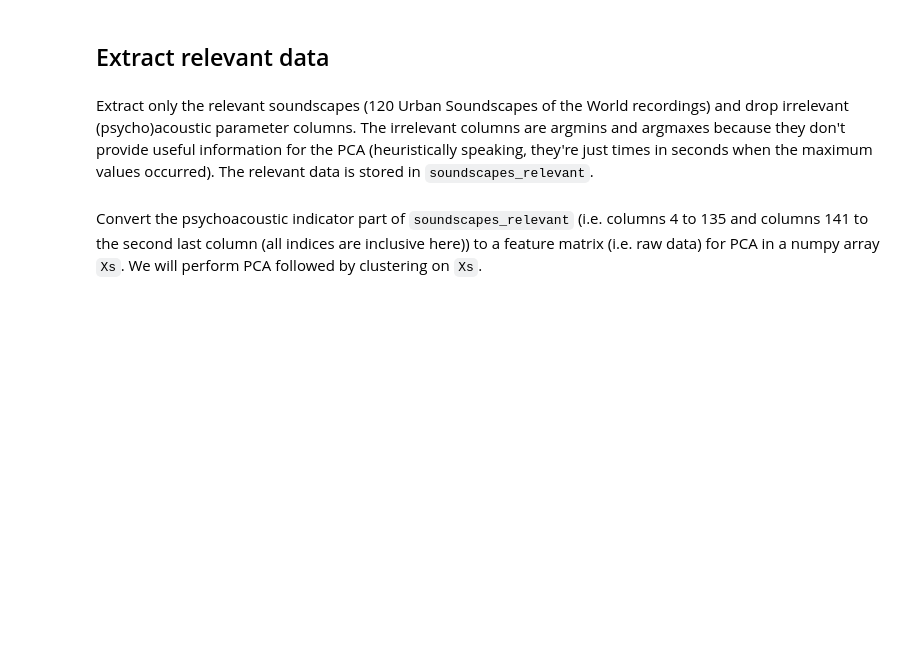
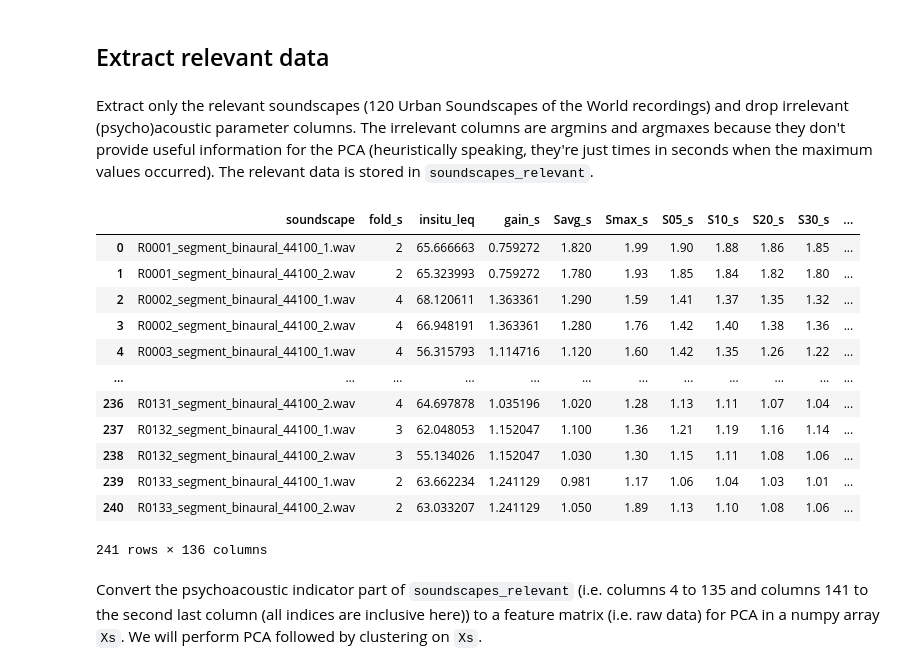
Before and after one commit to ntudsp/araus-dataset-baseline-models, a Jupyter notebook: code/replication_code.ipynb, the cells around one changed output. Drawn from its saved outputs; the diff is of its cells as text; code cells hidden in the pictures; blank space fills up the shorter version.

```diff
--- a/code/replication_code.ipynb
+++ b/code/replication_code.ipynb
@@ -35 +48,18 @@ Extract only the relevant soundscapes (120 Urban Soundscapes of the World record
+# %%
+soundscapes_relevant = soundscapes[soundscapes['fold_s'] != 0].drop(columns = ['Sargmax_s','Nargmax_s','Fargmax_s','LAargmin_s','LAargmax_s','LCargmin_s','LCargmax_s','Rargmax_s','Targmax_s'])
+soundscapes_relevant
+# %% [output]
+|  | soundscape | fold_s | insitu_leq | gain_s | Savg_s | Smax_s | S05_s | S10_s | S20_s | S30_s | ... |
+| 0 | R0001_segment_binaural_44100_1.wav | 2 | 65.666663 | 0.759272 | 1.820 | 1.99 | 1.90 | 1.88 | 1.86 | 1.85 | ... |
+| 1 | R0001_segment_binaural_44100_2.wav | 2 | 65.323993 | 0.759272 | 1.780 | 1.93 | 1.85 | 1.84 | 1.82 | 1.80 | ... |
+| 2 | R0002_segment_binaural_44100_1.wav | 4 | 68.120611 | 1.363361 | 1.290 | 1.59 | 1.41 | 1.37 | 1.35 | 1.32 | ... |
+| 3 | R0002_segment_binaural_44100_2.wav | 4 | 66.948191 | 1.363361 | 1.280 | 1.76 | 1.42 | 1.40 | 1.38 | 1.36 | ... |
+| 4 | R0003_segment_binaural_44100_1.wav | 4 | 56.315793 | 1.114716 | 1.120 | 1.60 | 1.42 | 1.35 | 1.26 | 1.22 | ... |
+| ... | ... | ... | ... | ... | ... | ... | ... | ... | ... | ... | ... |
+| 236 | R0131_segment_binaural_44100_2.wav | 4 | 64.697878 | 1.035196 | 1.020 | 1.28 | 1.13 | 1.11 | 1.07 | 1.04 | ... |
+| 237 | R0132_segment_binaural_44100_1.wav | 3 | 62.048053 | 1.152047 | 1.100 | 1.36 | 1.21 | 1.19 | 1.16 | 1.14 | ... |
+| 238 | R0132_segment_binaural_44100_2.wav | 3 | 55.134026 | 1.152047 | 1.030 | 1.30 | 1.15 | 1.11 | 1.08 | 1.06 | ... |
+| 239 | R0133_segment_binaural_44100_1.wav | 2 | 63.662234 | 1.241129 | 0.981 | 1.17 | 1.06 | 1.04 | 1.03 | 1.01 | ... |
+| 240 | R0133_segment_binaural_44100_2.wav | 2 | 63.033207 | 1.241129 | 1.050 | 1.89 | 1.13 | 1.10 | 1.08 | 1.06 | ... |
+241 rows × 136 columns
 # %%
```
Also changed, not shown: parts of 12 cells of this notebook, 4 other files.
